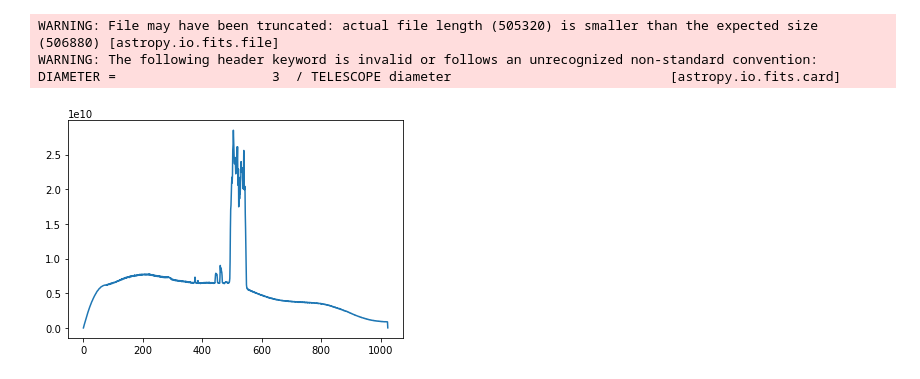
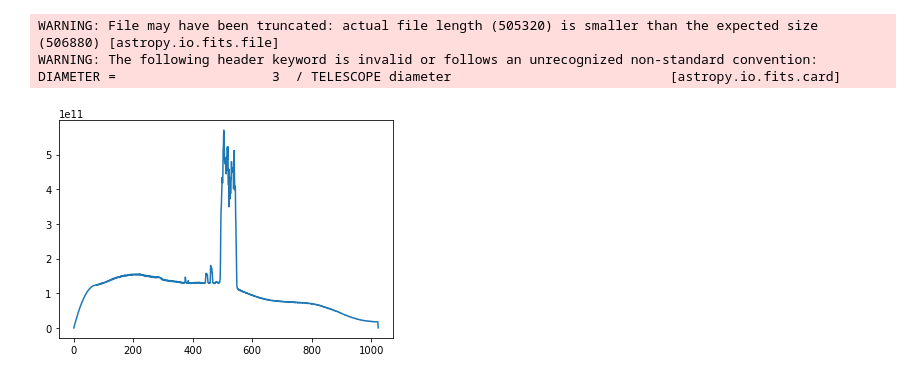
Before and after one commit to spectram/AST3003S, a Jupyter notebook: prac-demo.ipynb, the cells around one changed output. Drawn from its saved outputs; the diff is of its cells as text; code cells hidden in the pictures.

```diff
--- a/prac-demo.ipynb
+++ b/prac-demo.ipynb
@@ -3,36 +3,36 @@ from astropy.io import fits
 import os
 import matplotlib.pyplot as plt
 import numpy as np
 
 path=str(os.getcwd())+'/l_297_b_-15/'
 
 files=os.listdir(path)
 stack=np.zeros(1024)
 
 for file in files:
     hdulist=fits.open(path+file)
     hdr=hdulist[1].header
     data=hdulist[1].data
 
     #hdulist.info()
-    #print(file)
+    #print(path+file)
     #print(repr(hdulist[1].header))
     #print(data.columns)
     #print(data['RIGHT_POL'])
     #print(data['STATUS'])
     #print('\n\n')
 
     for col in data:
         if col['STATUS'] != 'cal':
             stack+=col['RIGHT_POL']
 
-plt.plot(stack/20)
+plt.plot(stack) #Divide by 20?
 plt.show()
 # %% [output]
 WARNING: File may have been truncated: actual file length (505320) is smaller than the expected size (506880) [astropy.io.fits.file]
 WARNING: The following header keyword is invalid or follows an unrecognized non-standard convention:
 DIAMETER =                    3  / TELESCOPE diameter                            [astropy.io.fits.card]
-[figure, old version]
+[figure, new version]
 # %%
 bonn_calib=np.loadtxt('bonn_l_207_b_-15.txt',skiprows = 4)
 #print(bonn_calib)
```
Also changed, not shown: parts of 7 cells of this notebook, 2 other files.
